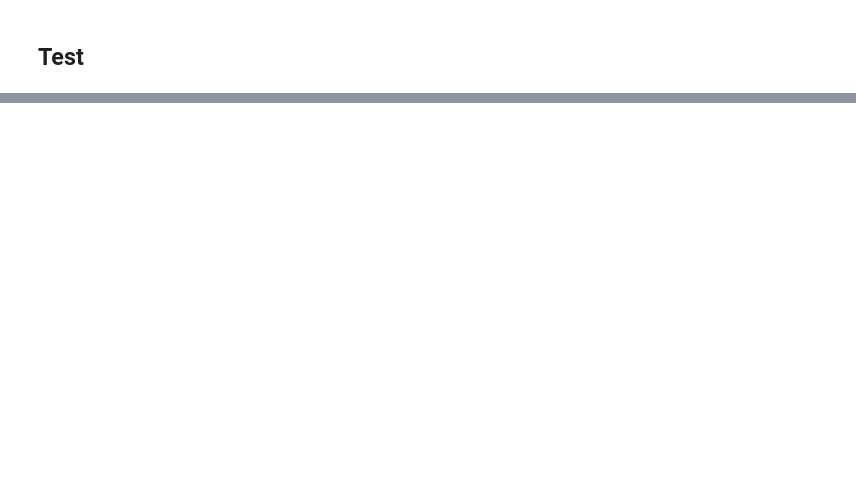
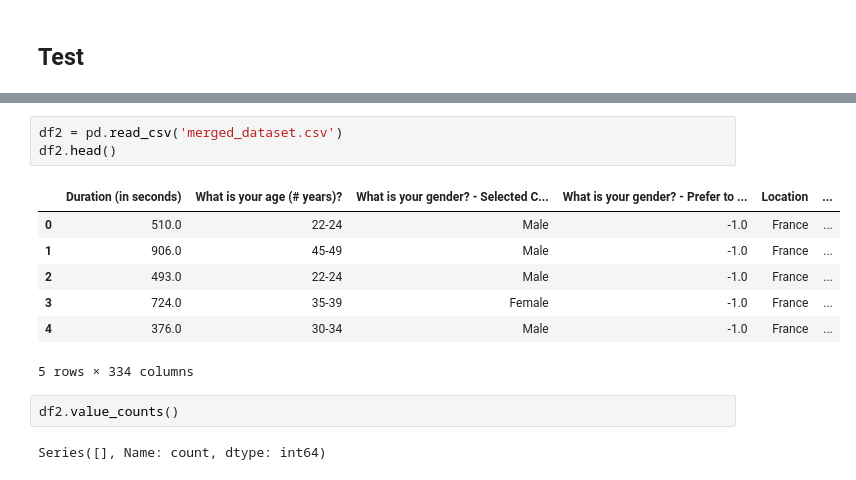
Before and after one commit to rahul0776/Job-Market-Trends, a Jupyter notebook: 50602510_algo.ipynb, the cells around one changed output, grey strips where cells are left out. Drawn from its saved outputs; the diff is of its cells as text; blank space fills up the shorter version.

```diff
--- a/50602510_algo.ipynb
+++ b/50602510_algo.ipynb
@@ -275,3 +354,18 @@ Duration  RoleTitleText  WorkRoleActivitiesText  Who/what are your favorite medi
                                                                                                                                                                                                          ...
 632929.0  -1.0           -1.0                    0.0                                                                                                                            -1.0               0.0   ...
 Name: count, Length: 20075, dtype: int64
+# %%
+df2 = pd.read_csv('merged_dataset.csv')
+df2.head()
+# %% [output]
+|  | Duration (in seconds) | What is your age (# years)? | What is your gender? - Selected C... | What is your gender? - Prefer to ... | Location | ... |
+| 0 | 510.0 | 22-24 | Male | -1.0 | France | ... |
+| 1 | 906.0 | 45-49 | Male | -1.0 | France | ... |
+| 2 | 493.0 | 22-24 | Male | -1.0 | France | ... |
+| 3 | 724.0 | 35-39 | Female | -1.0 | France | ... |
+| 4 | 376.0 | 30-34 | Male | -1.0 | France | ... |
+5 rows × 334 columns
+# %%
+df2.value_counts()
+# %% [output]
+Series([], Name: count, dtype: int64)
```
Also changed, not shown: parts of 17 cells of this notebook.
